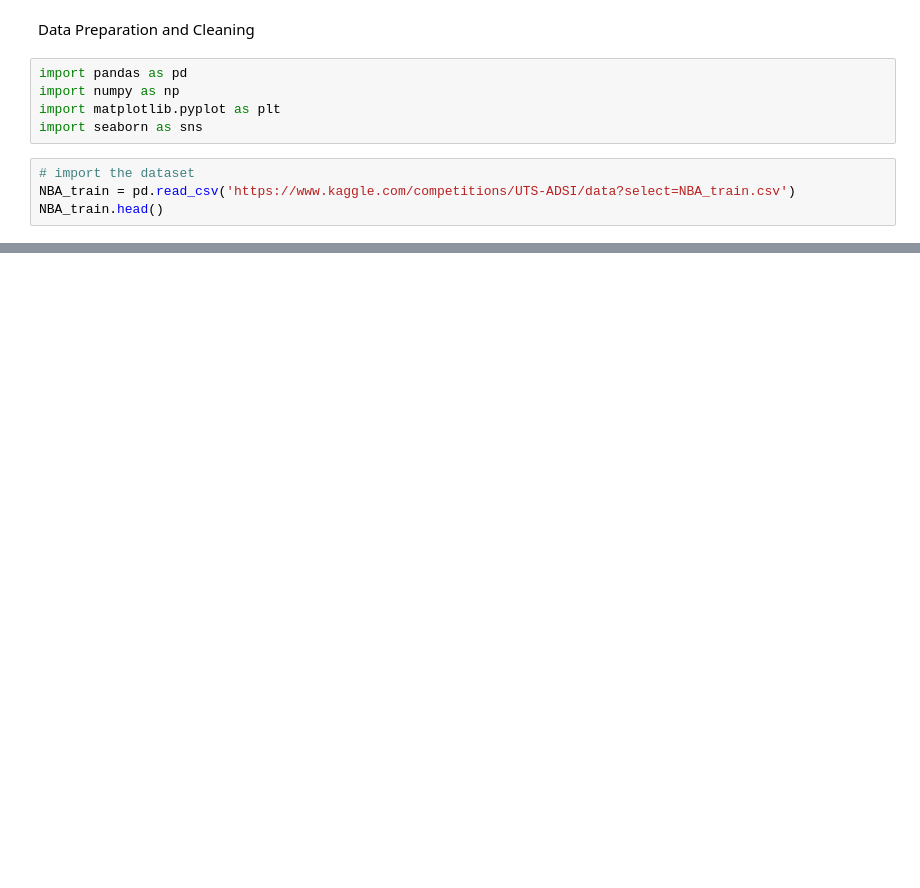
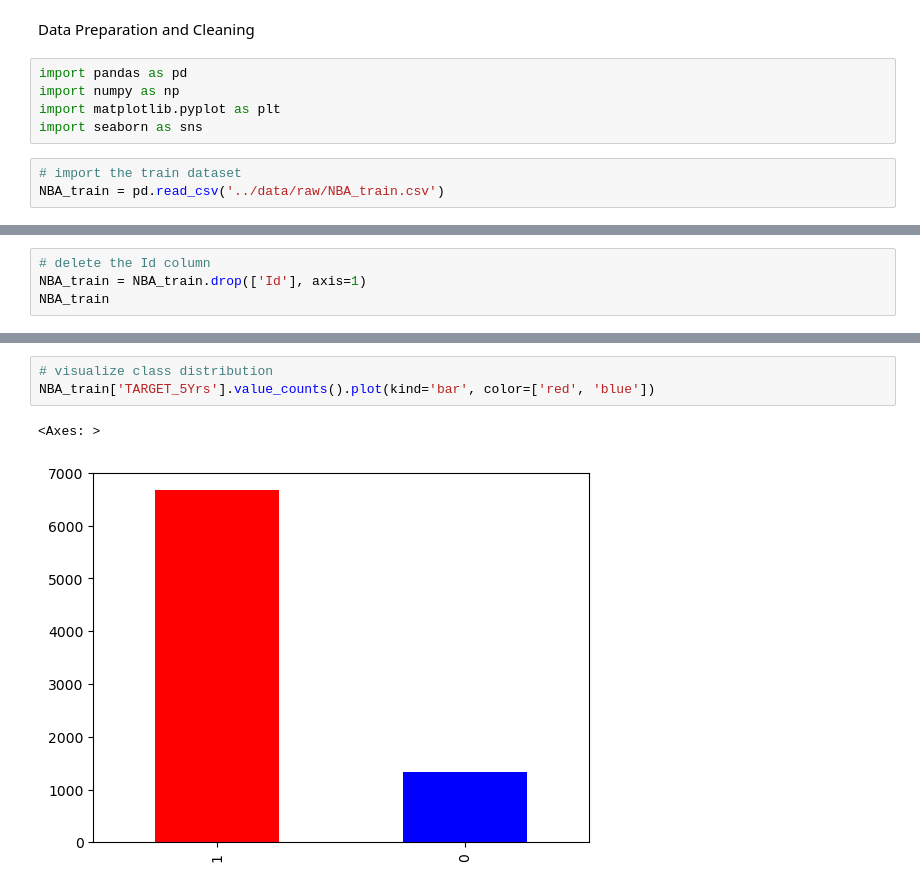
Before and after one commit to arkksenia/adv_dsi_assign1, a Jupyter notebook: notebooks/arkhipova_ksenia-assign1-week1_eda.ipynb, the cells around one changed output, grey strips where cells are left out. Drawn from its saved outputs; the diff is of its cells as text; blank space fills up the shorter version.

```diff
--- a/notebooks/arkhipova_ksenia-assign1-week1_eda.ipynb
+++ b/notebooks/arkhipova_ksenia-assign1-week1_eda.ipynb
@@ -6,6 +6,5 @@ import numpy as np
 import matplotlib.pyplot as plt
 import seaborn as sns
 # %%
-# import the dataset
-NBA_train = pd.read_csv('https://www.kaggle.com/competitions/UTS-ADSI/data?select=NBA_train.csv')
-NBA_train.head()
+# import the train dataset
+NBA_train = pd.read_csv('../data/raw/NBA_train.csv')
@@ -13,0 +103,4 @@ ParserError: Error tokenizing data. C error: Expected 1 fields in line 9, saw 2
+# %%
+# delete the Id column
+NBA_train = NBA_train.drop(['Id'], axis=1)
+NBA_train
@@ -13,0 +128,6 @@ ParserError: Error tokenizing data. C error: Expected 1 fields in line 9, saw 2
+# %%
+# visualize class distribution
+NBA_train['TARGET_5Yrs'].value_counts().plot(kind='bar', color=['red', 'blue'])
+# %% [output]
+<Axes: >
+[figure, added]
```
Also changed, not shown: parts of 41 cells of this notebook.
